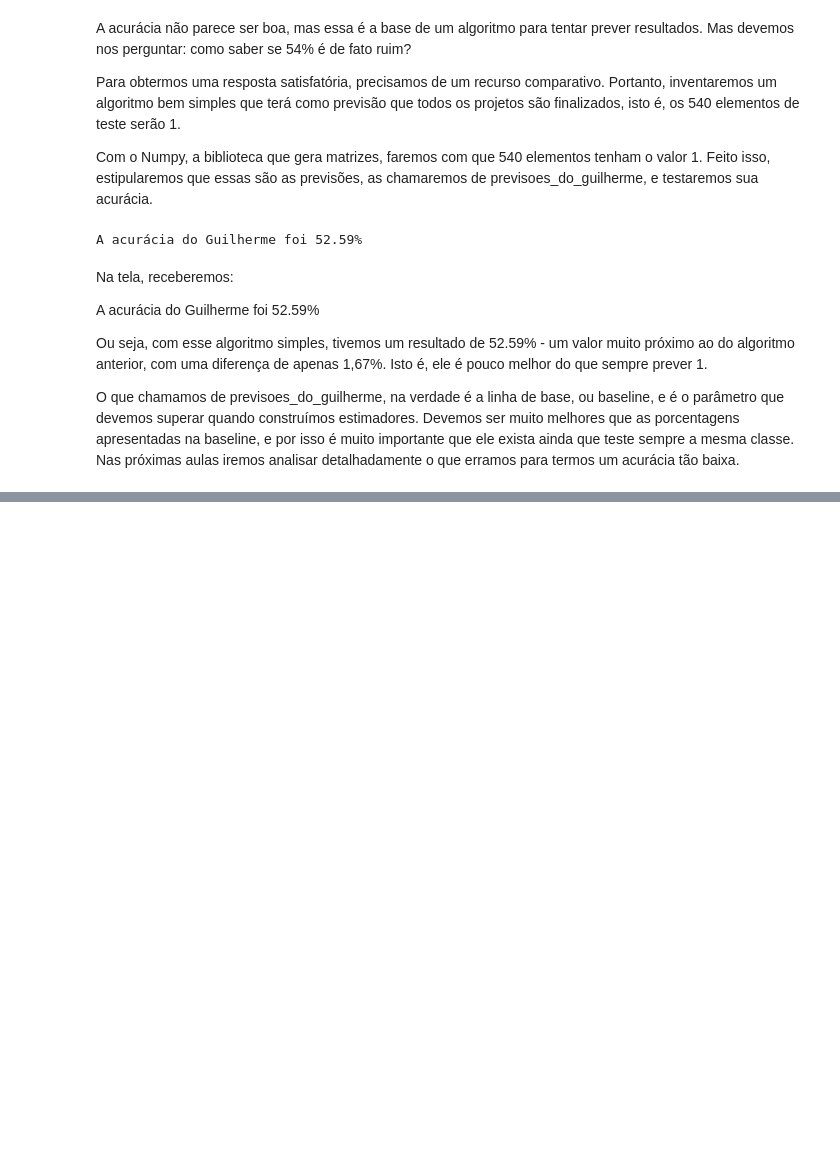
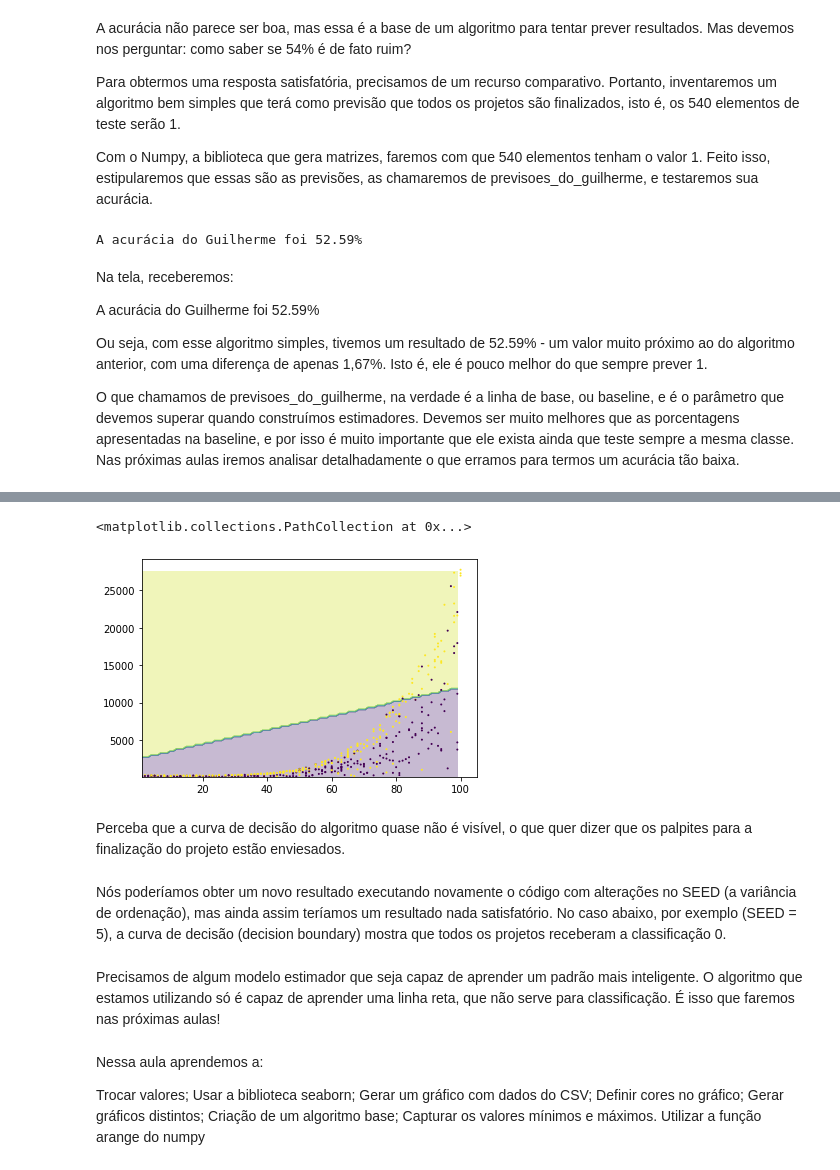
Before and after one commit to Luceliafn/Alura, a Jupyter notebook: Introdução_a_Machine_Learning_Classificação_3.ipynb, the cells around one changed output, grey strips where cells are left out. Cells and saved outputs as stored; diff of their text form; code cells hidden in the pictures; blank space fills up the shorter version.

```diff
--- a/Introdução_a_Machine_Learning_Classificação_3.ipynb
+++ b/Introdução_a_Machine_Learning_Classificação_3.ipynb
@@ -163,0 +184,6 @@ O que chamamos de previsoes_do_guilherme, na verdade é a linha de base, ou base
+# %%
+x_min = teste_x.horas_esperadas.min()
+x_max = teste_x.horas_esperadas.max()
+y_min = teste_x.preco.min()
+y_max = teste_x.preco.max()
+print(x_min, x_max,y_min,y_max)
@@ -163,0 +220,4 @@ O que chamamos de previsoes_do_guilherme, na verdade é a linha de base, ou base
+# %%
+pixels = 100
+eixo_x = np.arange(x_min, x_max, (x_max - x_min)/ pixels)
+eixo_y = np.arange(y_min, y_max, (y_max - y_min)/ pixels)
@@ -163,0 +248,4 @@ O que chamamos de previsoes_do_guilherme, na verdade é a linha de base, ou base
+# %%
+xx, yy = np.meshgrid(eixo_x, eixo_y)
+pontos = np.c_[xx.ravel(), yy.ravel()]
+pontos
@@ -163,0 +277,4 @@ O que chamamos de previsoes_do_guilherme, na verdade é a linha de base, ou base
+# %%
+Z = modelo.predict(pontos)
+Z = Z.reshape(xx.shape)
+Z
@@ -163,0 +313,23 @@ O que chamamos de previsoes_do_guilherme, na verdade é a linha de base, ou base
+# %%
+plt.contourf(xx, yy, Z, alpha=0.3)
+plt.scatter(teste_x.horas_esperadas, teste_x.preco, c=teste_y, s=1)
+# %% [output]
+<matplotlib.collections.PathCollection at 0x...>
+[figure, added]
+# %% [markdown]
+Perceba que a curva de decisão do algoritmo quase não é visível, o que quer dizer que os palpites para a finalização do projeto estão enviesados.
+# %% [markdown]
+Nós poderíamos obter um novo resultado executando novamente o código com alterações no SEED (a variância de ordenação), mas ainda assim teríamos um resultado nada satisfatório. No caso abaixo, por exemplo (SEED = 5), a curva de decisão (decision boundary) mostra que todos os projetos receberam a classificação 0.
+# %% [markdown]
+Precisamos de algum modelo estimador que seja capaz de aprender um padrão mais inteligente. O algoritmo que estamos utilizando só é capaz de aprender uma linha reta, que não serve para classificação. É isso que faremos nas próximas aulas!
+# %% [markdown]
+Nessa aula aprendemos a:
+
+Trocar valores;
+Usar a biblioteca seaborn;
+Gerar um gráfico com dados do CSV;
+Definir cores no gráfico;
+Gerar gráficos distintos;
+Criação de um algoritmo base;
+Capturar os valores mínimos e máximos.
+Utilizar a função arange do numpy
```
Also changed, not shown: parts of 26 cells of this notebook.
